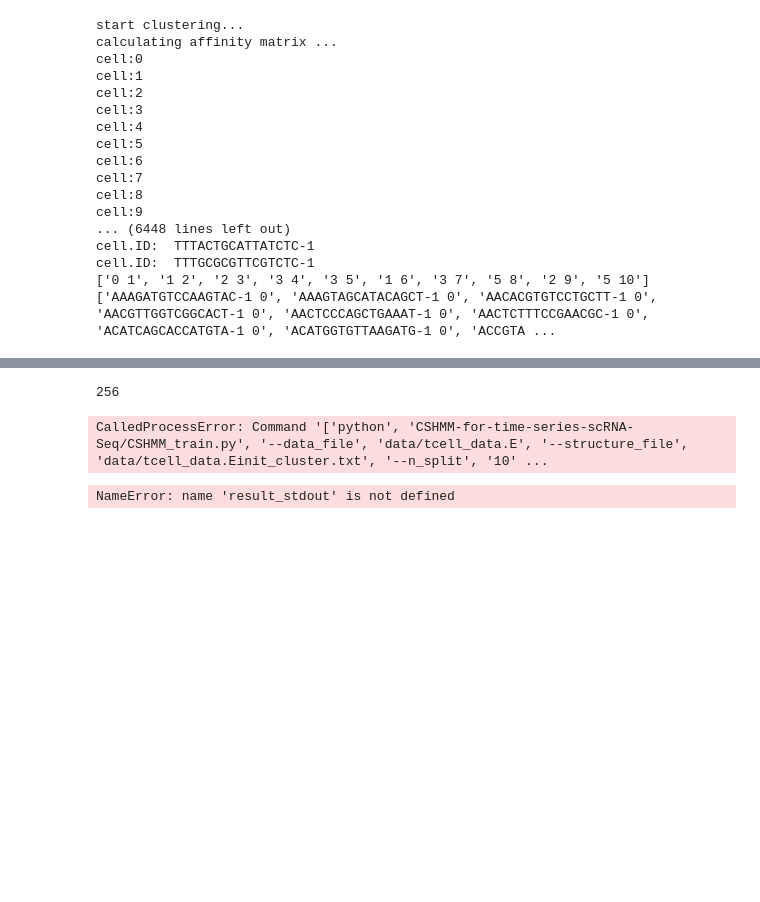
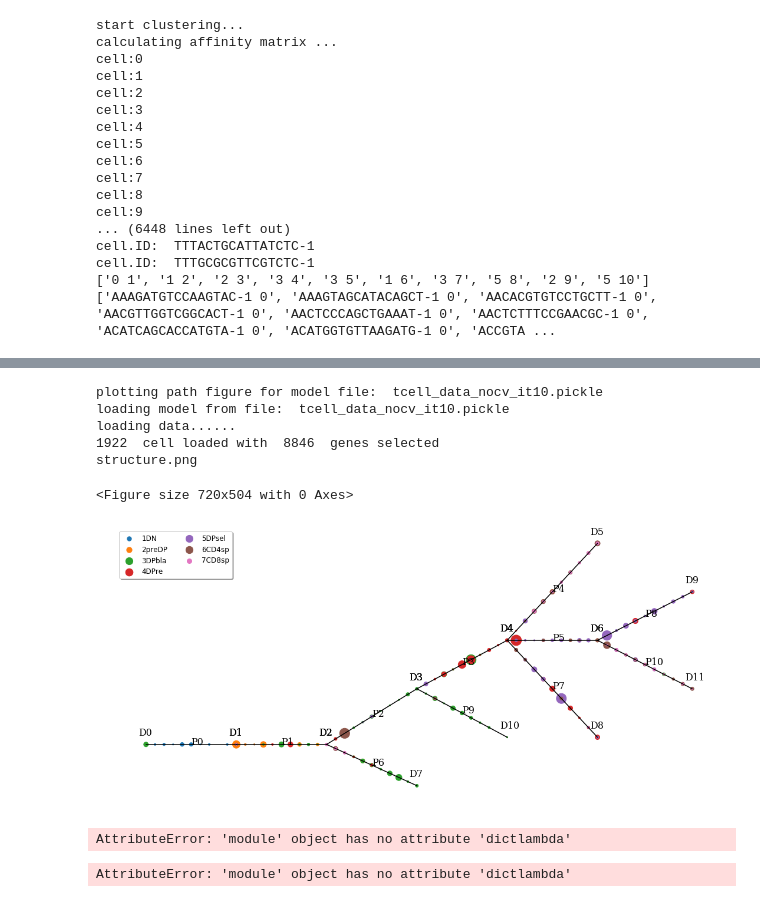
Before and after one commit to TranscriptionFactory/cpcb_cmu_02710_project, a Jupyter notebook: run_cshmm.ipynb, the cells around one changed output, grey strips where cells are left out. Drawn from its saved outputs; the diff is of its cells as text; code cells hidden in the pictures; blank space fills up the shorter version.

```diff
--- a/run_cshmm.ipynb
+++ b/run_cshmm.ipynb
@@ -16,7 +18,7 @@ tf_dna_path = '/net/dali/home/mscbio/aar126/genomics/jubilant-barnacle/scdiff/tf
 #initial clusters - number of time points?
 kc = 7
 # %%
-scdiff_init.run_scdiff_init(data_file, tf_dna_path, kc)
+# scdiff_init.run_scdiff_init(data_file, tf_dna_path, kc)
 # %% [output]
 start clustering...
 calculating affinity matrix ...
@@ -61,12 +52,0 @@ cmd1 = "python CSHMM-for-time-series-scRNA-Seq/CSHMM_train.py \
-# %%
-os.system(cmd1)
-# %% [output]
-256
-# %%
-result_stdout = subprocess.check_output(cmd1.split(" "))
-# %% [output]
-CalledProcessError: Command '['python', 'CSHMM-for-time-series-scRNA-Seq/CSHMM_train.py', '--data_file', 'data/tcell_data.E', '--structure_file', 'data/tcell_data.Einit_cluster.txt', '--n_split', '10' ...
-# %%
-result_stdout
-# %% [output]
-NameError: name 'result_stdout' is not defined
@@ -72,0 +60,11 @@ NameError: name 'result_stdout' is not defined
+# %%
+model_file = 'tcell_data_nocv_it10.pickle'
+CSHMM_analysis.plot_path_fig(model_file, data_file, circle_size = 10)
+# %% [output]
+plotting path figure for model file:  tcell_data_nocv_it10.pickle
+loading model from file:  tcell_data_nocv_it10.pickle
+loading data......
+1922  cell loaded with  8846  genes selected
+structure.png
+<Figure size 720x504 with 0 Axes>
+[figure, added]
@@ -72,0 +73,9 @@ NameError: name 'result_stdout' is not defined
+# %%
+with open(model_file, 'rb') as f:
+    pickle.load(f)
+# %% [output]
+AttributeError: 'module' object has no attribute 'dictlambda'
+# %%
+pd.read_pickle(model_file)
+# %% [output]
+AttributeError: 'module' object has no attribute 'dictlambda'
```
Also changed, not shown: parts of 9 cells of this notebook, 15 other files.
